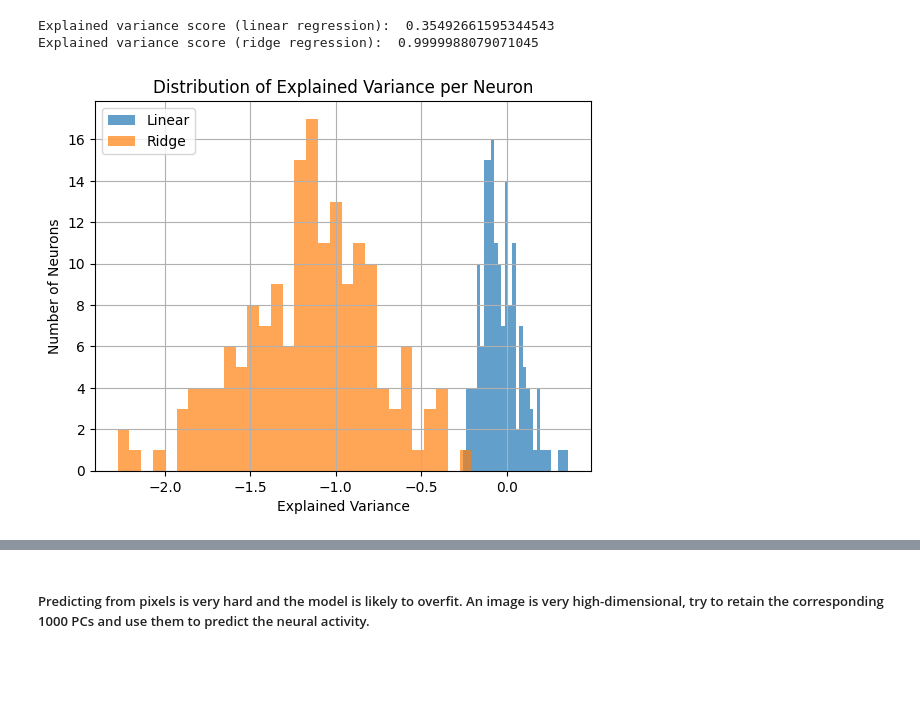
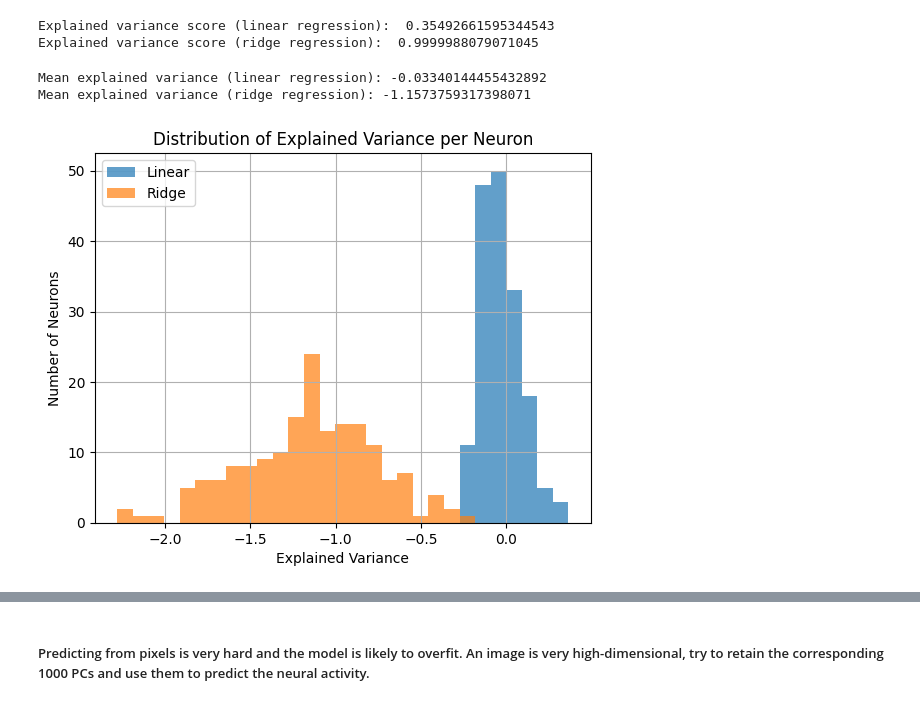
Before and after one commit to nivedya-nambiar/NX-414_groupSRN, a Jupyter notebook: Week 6/week6.ipynb, the cells around one changed output, grey strips where cells are left out. Drawn from its saved outputs; the diff is of its cells as text; code cells hidden in the pictures; blank space fills up the shorter version.

```diff
--- a/Week 6/week6.ipynb
+++ b/Week 6/week6.ipynb
@@ -283,22 +264,33 @@ print('Explained variance score (ridge regression): ', rr_explained_variance_tra
 Explained variance score (linear regression):  0.35492661595344543
 Explained variance score (ridge regression):  0.9999988079071045
 # %%
+def ev_dis_plot(y_true, y_pred_lr, y_pred_rr, title = 'Distribution of Explained Variance per Neuron'):
 
-import matplotlib.pyplot as plt
+    # Compute per-neuron explained variance
+    lr_ev_per_neuron = explained_variance_score(y_true, y_pred_lr, multioutput='raw_values')
+    rr_ev_per_neuron = explained_variance_score(y_true, y_pred_rr, multioutput='raw_values')
 
-# Compute per-neuron explained variance
-lr_ev_per_neuron = explained_variance_score(spikes_val, lr_y_pred_val, multioutput='raw_values')
-rr_ev_per_neuron = explained_variance_score(spikes_val, rr_y_pred_val, multioutput='raw_values')
+    print(f"Mean explained variance (linear regression): {np.mean(lr_ev_per_neuron)}")
+    print(f"Mean explained variance (ridge regression): {np.mean(rr_ev_per_neuron)}")
 
-lr_ev_per_neuron.shape = (168,)  # one value per neuron
+    lr_ev_per_neuron.shape = (168,)  # one value per neuron
 
-plt.hist(lr_ev_per_neuron, bins=30, alpha=0.7, label='Linear')
-plt.hist(rr_ev_per_neuron, bins=30, alpha=0.7, label='Ridge')
-plt.xlabel('Explained Variance')
-plt.ylabel('Number of Neurons')
-plt.title('Distribution of Explained Variance per Neuron')
-plt.legend()
-plt.grid(True)
-plt.show()
+    all_vals = np.concatenate([lr_ev_per_neuron, rr_ev_per_neuron])
+    bins = np.linspace(np.min(all_vals), np.max(all_vals), 30)
+
+    # plt.hist(lr_ev_per_neuron, bins=30, alpha=0.7, label='Linear')
+    # plt.hist(rr_ev_per_neuron, bins=30 if (np.max(rr_ev_per_neuron)-np.min(rr_ev_per_neuron)>0.05) else 5, alpha=0.7, label='Ridge')
+    plt.hist(lr_ev_per_neuron, bins=bins, alpha=0.7, label='Linear')
+    plt.hist(rr_ev_per_neuron, bins=bins, alpha=0.7, label='Ridge')
+    plt.xlabel('Explained Variance')
+    plt.ylabel('Number of Neurons')
+    plt.title(title)
+    plt.legend()
+    plt.grid(True)
+    plt.show()
-# %% [output]
-[figure, removed]
+# %%
+ev_dis_plot(spikes_val, lr_y_pred_val, rr_y_pred_val)
+# %% [output]
+Mean explained variance (linear regression): -0.03340144455432892
+Mean explained variance (ridge regression): -1.1573759317398071
+[figure, added]
```
Also changed, not shown: parts of 34 cells of this notebook.
